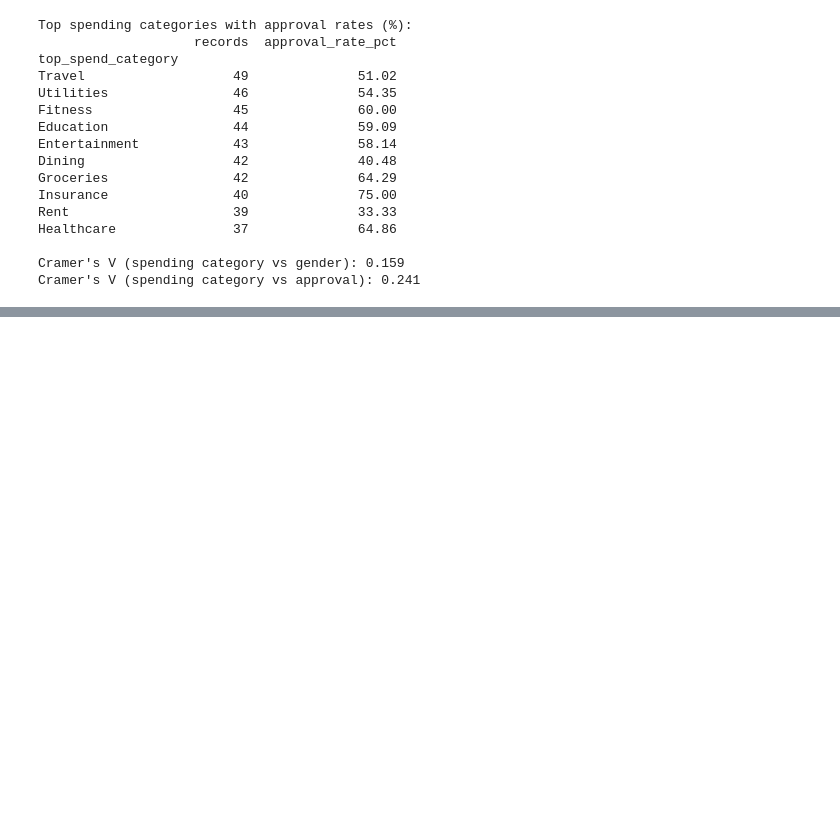
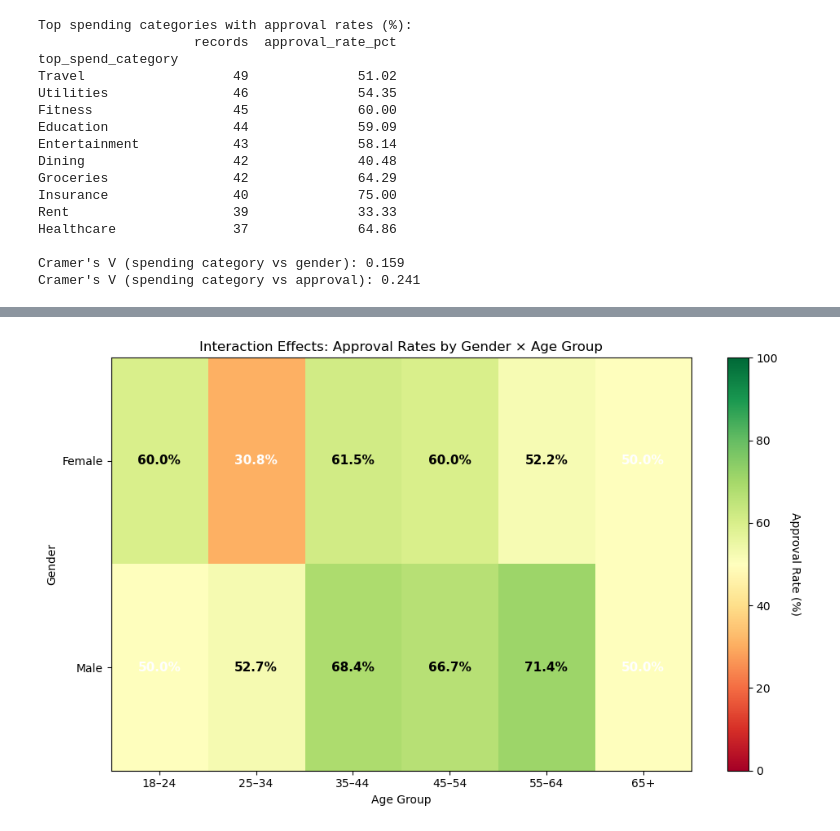
Before and after one commit to FloranMinnaar/dego-project-team5, a Jupyter notebook: notebooks/02-bias-analysis.ipynb, the cells around one changed output, grey strips where cells are left out. Saved outputs shown, nothing was run; the diff lists cells and outputs as text; code cells hidden in the pictures; blank space fills up the shorter version.

Commit message:
Adding section 4: Interaction effects

```diff
--- a/notebooks/02-bias-analysis.ipynb
+++ b/notebooks/02-bias-analysis.ipynb
@@ -487,0 +595,40 @@ Cramer's V (spending category vs approval): 0.241
+# %%
+# Heatmap: approval rates for gender × age group combinations
+fig, ax = plt.subplots(figsize=(10, 6))
+
+# Create heatmap data matrix
+heatmap_data = approval_pivot.T  # Transpose so genders are rows
+
+# Use imshow for heatmap
+im = ax.imshow(heatmap_data, cmap='RdYlGn', aspect='auto', vmin=0, vmax=100)
+
+# Set ticks and labels
+ax.set_xticks(np.arange(len(heatmap_data.columns)))
+ax.set_yticks(np.arange(len(heatmap_data.index)))
+ax.set_xticklabels(heatmap_data.columns)
+ax.set_yticklabels(heatmap_data.index)
+
+# Annotate cells with values
+for i in range(len(heatmap_data.index)):
+    for j in range(len(heatmap_data.columns)):
+        value = heatmap_data.iloc[i, j]
+        if pd.notna(value):
+            text = ax.text(j, i, f'{value:.1f}%',
+                          ha='center', va='center',
+                          color='black' if value > 50 else 'white',
+                          fontsize=11, weight='bold')
+
+# Add colorbar
+cbar = plt.colorbar(im, ax=ax)
+cbar.set_label('Approval Rate (%)', rotation=270, labelpad=20)
+
+# Labels and title
+ax.set_xlabel('Age Group')
+ax.set_ylabel('Gender')
+ax.set_title('Interaction Effects: Approval Rates by Gender × Age Group')
+
+plt.tight_layout()
+plt.savefig('../reports/bias_interaction_heatmap.png', dpi=150, bbox_inches='tight')
+plt.show()
+# %% [output]
+[figure, added]
```
Also changed, not shown: parts of 3 cells of this notebook, 1 other file.
